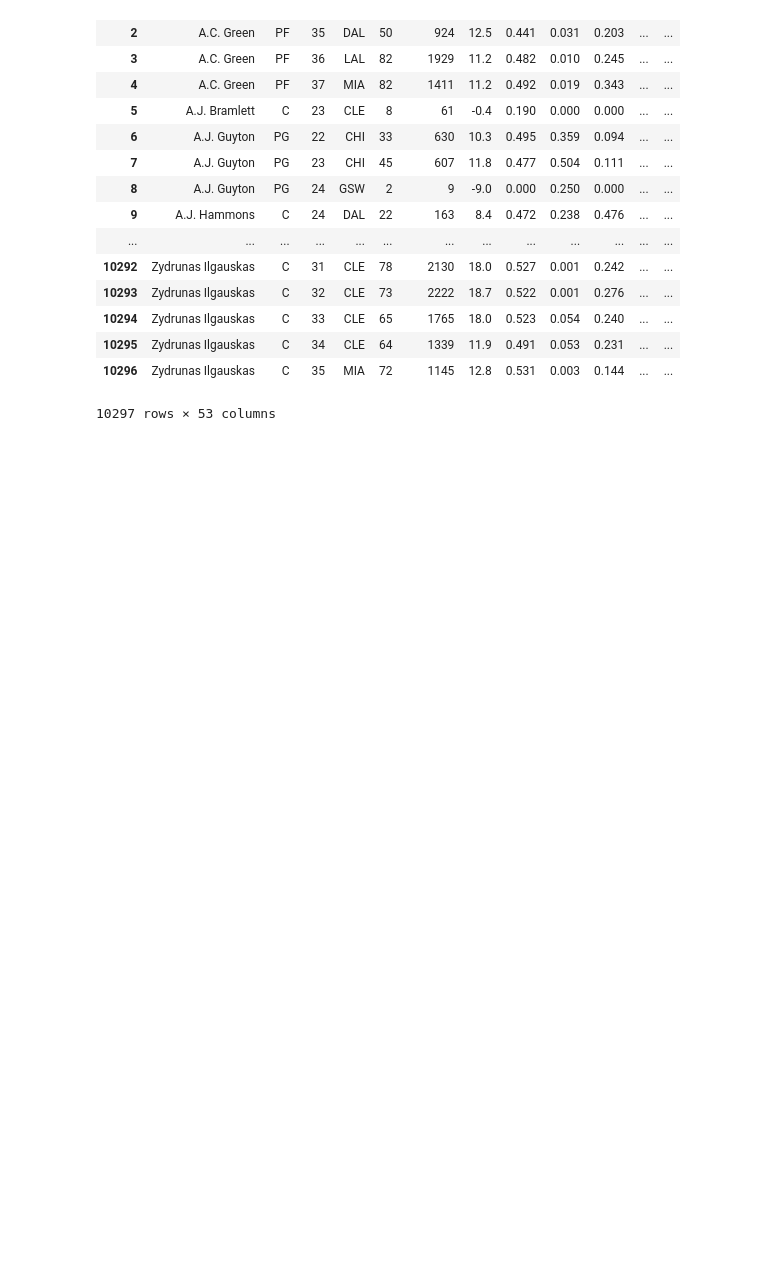
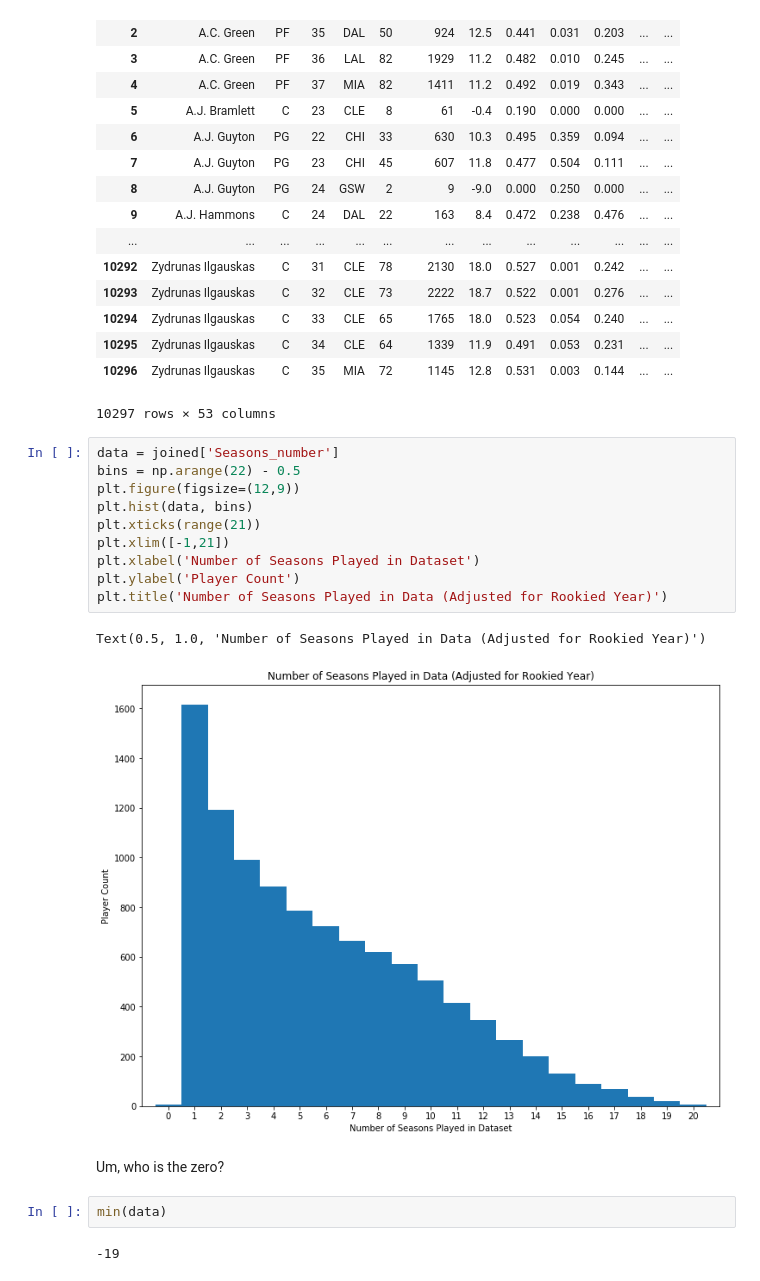
Before and after one commit to KirkAVoss/kv-capstone, a Jupyter notebook: NBAwinshare/EDA_and_Dev_Day2.ipynb, the cells around one changed output. Saved outputs shown, nothing was run; the diff lists cells and outputs as text; blank space fills up the shorter version.

```diff
--- a/NBAwinshare/EDA_and_Dev_Day2.ipynb
+++ b/NBAwinshare/EDA_and_Dev_Day2.ipynb
@@ -257,3 +257,22 @@ joined
 | 10295 | Zydrunas Ilgauskas | C | 34 | CLE | 64 | 1339 | 11.9 | 0.491 | 0.053 | 0.231 | ... | ... |
 | 10296 | Zydrunas Ilgauskas | C | 35 | MIA | 72 | 1145 | 12.8 | 0.531 | 0.003 | 0.144 | ... | ... |
 10297 rows × 53 columns
+# %%
+data = joined['Seasons_number']
+bins = np.arange(22) - 0.5
+plt.figure(figsize=(12,9))
+plt.hist(data, bins)
+plt.xticks(range(21))
+plt.xlim([-1,21])
+plt.xlabel('Number of Seasons Played in Dataset')
+plt.ylabel('Player Count')
+plt.title('Number of Seasons Played in Data (Adjusted for Rookied Year)')
+# %% [output]
+Text(0.5, 1.0, 'Number of Seasons Played in Data (Adjusted for Rookied Year)')
+[figure, added]
+# %% [markdown]
+Um, who is the zero?
+# %%
+min(data)
+# %% [output]
+-19
```
Also changed, not shown: parts of 16 cells of this notebook, 7 other files.
